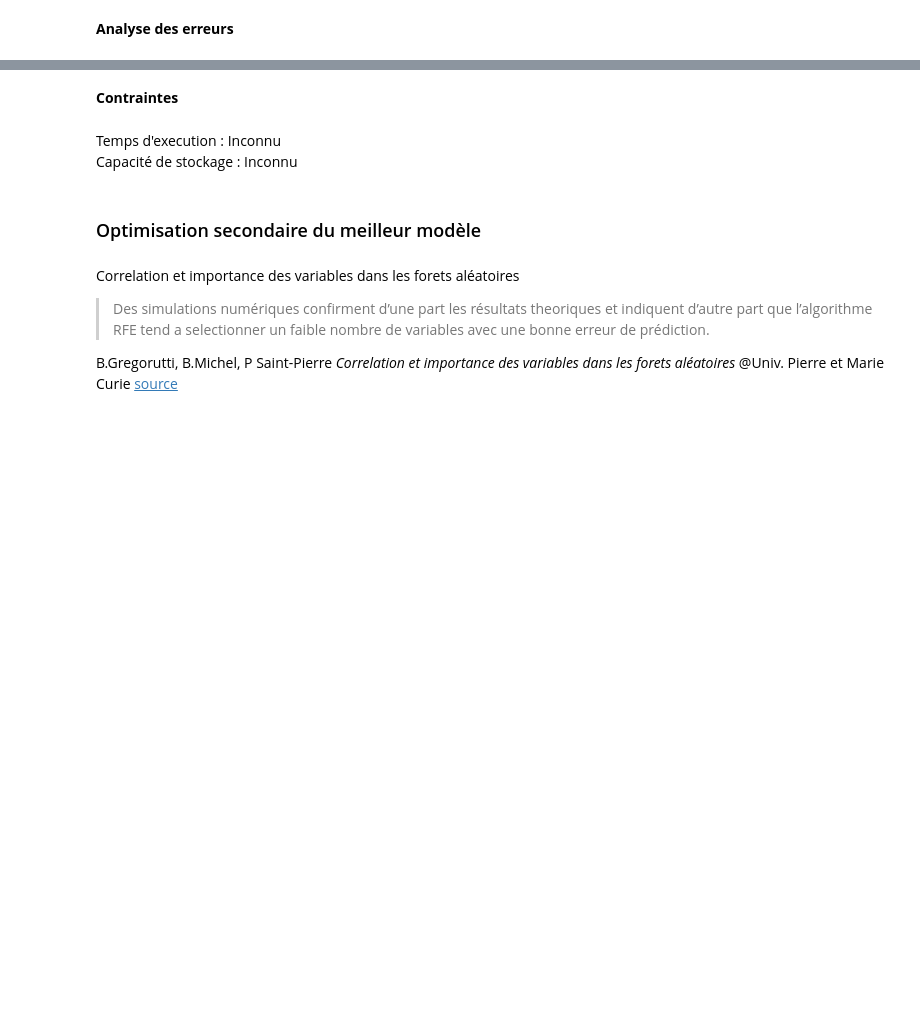
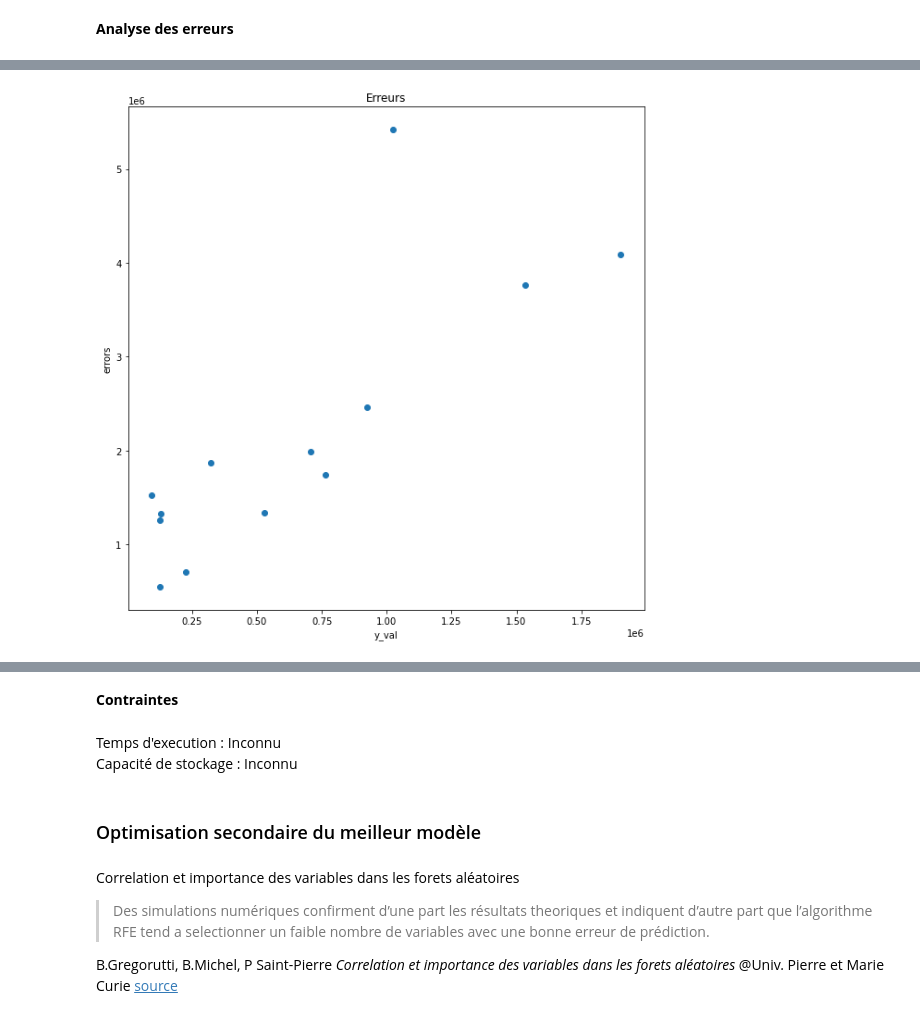
Before and after one commit to Loridan/openclassrooms-iml-projects, a Jupyter notebook: project3/P03_02_notebook_modelisation.ipynb, the cells around one changed output, grey strips where cells are left out. Drawn from its saved outputs; the diff is of its cells as text; code cells hidden in the pictures; blank space fills up the shorter version.

```diff
--- a/project3/P03_02_notebook_modelisation.ipynb
+++ b/project3/P03_02_notebook_modelisation.ipynb
@@ -644,4 +658,10 @@ sns.heatmap(rr,vmin=regression_report.max().Max,vmax=regression_report.max().Max
 # %% [markdown]
 **Analyse des erreurs**
 # %%
-df_errors_val = get_errors(y_val,y_pred_val)
+df_errors_val = X_val.copy()
+df_errors_val = df_errors_val.join(get_errors(y_val,y_pred_val))
+# %%
+#analyse des données avec inverse_transform
+_1 = df_errors_val[ df_errors_val['errors_relative'] >= 2]
+_2 = pd.DataFrame(standard_scaler_X.inverse_transform(_1.iloc[:,0:10]), index=_1.index, columns=_1.columns[0:10])
+df_errors_val = pd.concat([_2, _1.iloc[:,10:]], axis=1)
@@ -655,12 +708,14 @@ plt.show()
 # %%
 fig, ax = plt.subplots(figsize=(10,10))
 
-ax.scatter(y_val, df_errors_val['errors'])
+ax.scatter(df_errors_val['y_true'], df_errors_val['errors'])
 plt.xlabel('y_val')
 plt.ylabel('errors')
 plt.title('Erreurs')
 
 plt.show()
+# %% [output]
+[figure, added]
 # %%
 fig, ax = plt.subplots(figsize=(10,10))
 
```
Also changed, not shown: parts of 21 cells of this notebook, 4 other files.
